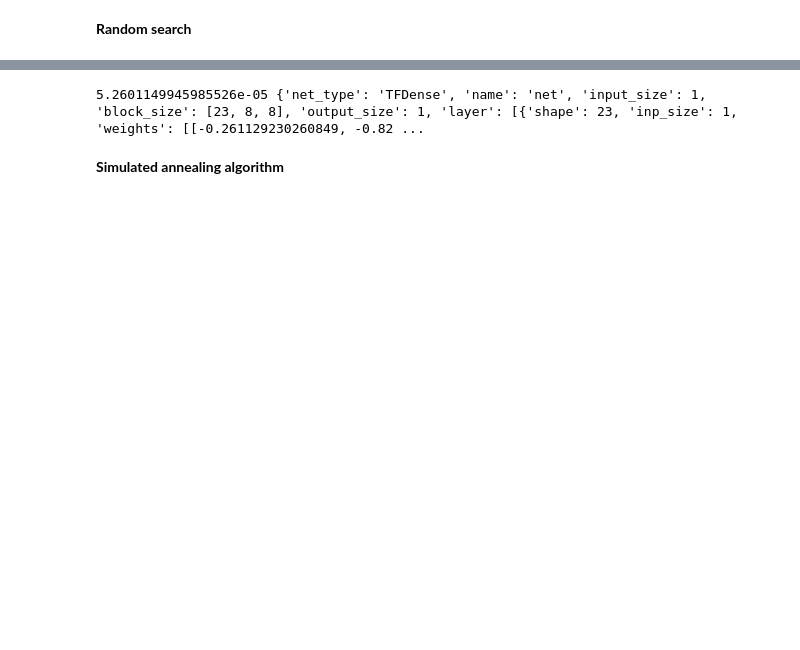
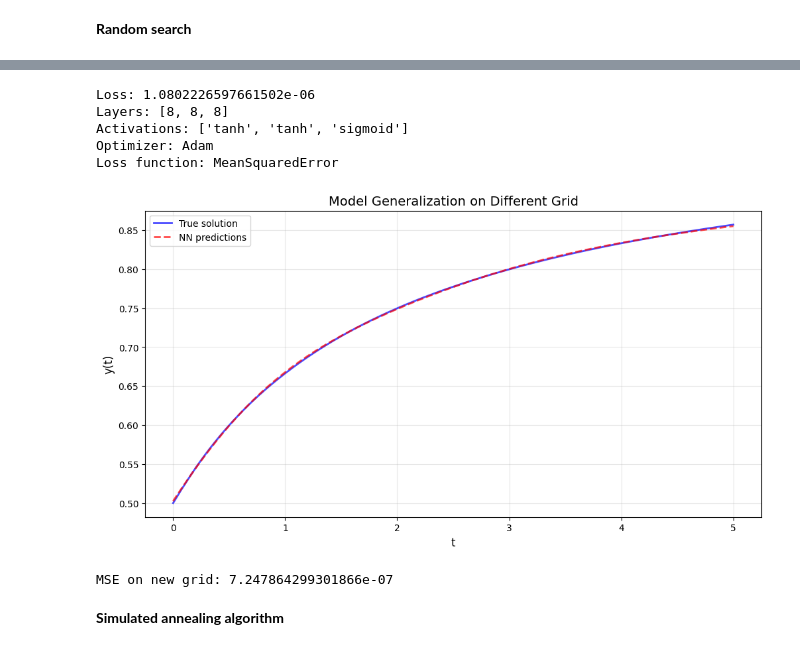
Before and after one commit to Krekep/degann, a Jupyter notebook: examples/DenseNet_usage.ipynb, the cells around one changed output, grey strips where cells are left out. Saved outputs shown, nothing was run; the diff lists cells and outputs as text; code cells hidden in the pictures; blank space fills up the shorter version.

```diff
--- a/examples/DenseNet_usage.ipynb
+++ b/examples/DenseNet_usage.ipynb
@@ -100,7 +158,27 @@ random_loss, random_epoch, random_loss_name, random_optimizer, random_nn = rando
+# %%
+print(f"Loss: {random_loss}")
+print(f"Layers: {random_nn['config']['layer_sizes']}")
+print(f"Activations: {random_nn['config']['activation_funcs'][:-1]}")
+print(f"Optimizer: {random_optimizer}")
+print(f"Loss function: {random_loss_name}")
+# %% [output]
+Loss: 1.0802226597661502e-06
+Layers: [8, 8, 8]
+Activations: ['tanh', 'tanh', 'sigmoid']
+Optimizer: Adam
+Loss function: MeanSquaredError
 # %%
-print(random_loss, random_nn)
+nn1 = TensorflowDenseNet.from_dict(random_nn)
+y_pred = nn1(t_new)
-# %% [output]
-5.2601149945985526e-05 {'net_type': 'TFDense', 'name': 'net', 'input_size': 1, 'block_size': [23, 8, 8], 'output_size': 1, 'layer': [{'shape': 23, 'inp_size': 1, 'weights': [[-0.261129230260849, -0.82 ...
+# %%
+plot_diff_grid(t_new, y_new, y_pred)
+# %% [output]
+[figure, added]
+# %%
+mse = mean_squared_error(y_new, y_pred)
+print(f"MSE on new grid: {mse}")
+# %% [output]
+MSE on new grid: 7.247864299301866e-07
 # %% [markdown]
 **Simulated annealing algorithm**
 # %%
```
Also changed, not shown: parts of 17 cells of this notebook, 15 other files.
